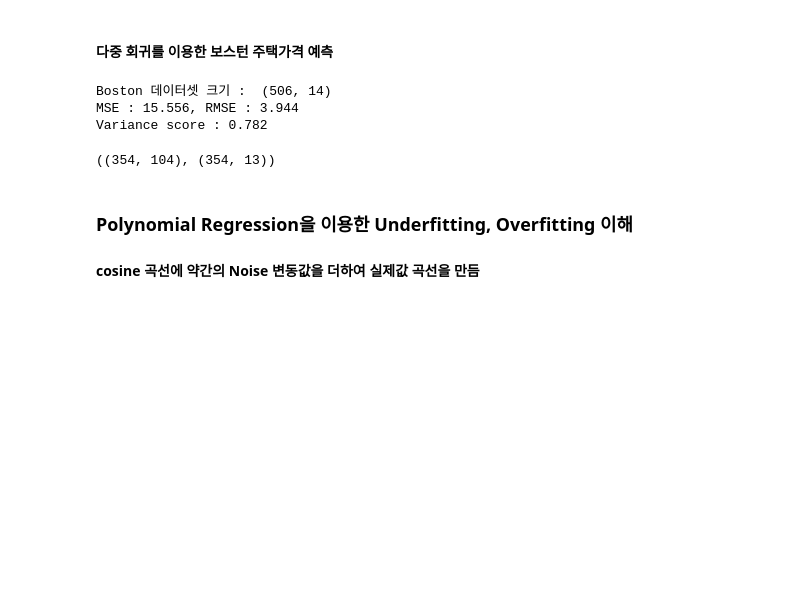
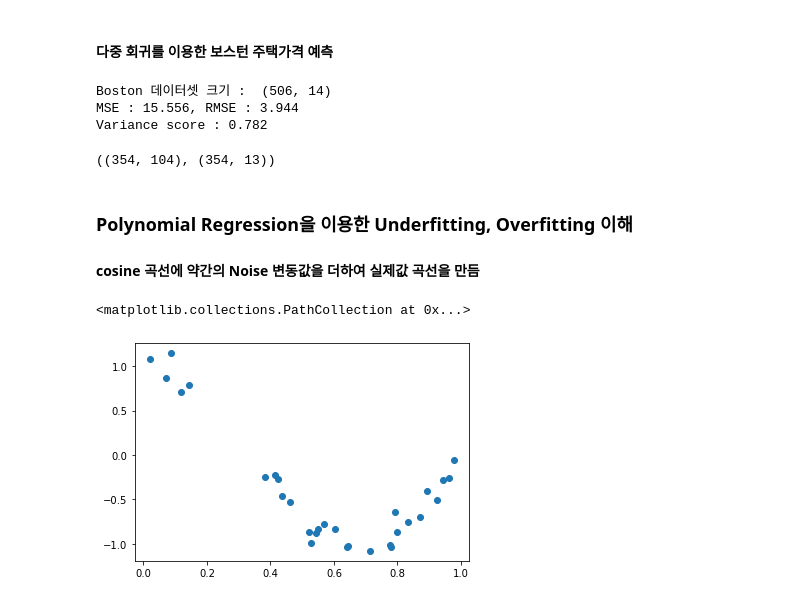
Before and after one commit to 201411096/study_AI, a Jupyter notebook: lectures/2_파이썬 머신러닝 완벽 가이드/5_회귀(Regression)/2_Gradient Descent, LinearModel, Polynomial, Regularized model.ipynb, the cells around one changed output. Drawn from its saved outputs; the diff is of its cells as text; code cells hidden in the pictures; blank space fills up the shorter version.

```diff
--- a/lectures/2_파이썬 머신러닝 완벽 가이드/5_회귀(Regression)/2_Gradient Descent, LinearModel, Polynomial, Regularized model.ipynb
+++ b/lectures/2_파이썬 머신러닝 완벽 가이드/5_회귀(Regression)/2_Gradient Descent, LinearModel, Polynomial, Regularized model.ipynb
@@ -482,3 +482,28 @@ X_train_poly.shape, X_train.shape # 피처 개수 13 -> 104
 ### Polynomial Regression을 이용한 Underfitting, Overfitting 이해
 
 #### cosine 곡선에 약간의 Noise 변동값을 더하여 실제값 곡선을 만듬
+# %%
+import numpy as np
+import matplotlib.pyplot as plt
+from sklearn.pipeline import Pipeline
+from sklearn.preprocessing import PolynomialFeatures
+from sklearn.linear_model import LinearRegression
+from sklearn.model_selection import cross_val_score
+%matplotlib inline
+
+# random() 값으로 구성된 X값에 대해 Cosine 변환값을 반환
+def true_fun(X):
+    return np.cos(1.5 * np.pi * X)
+
+# X는 0부터 1까지 30개의 random값을 순서대로 sampling한 데이터입니다.
+np.random.seed(0)
+n_samples = 30
+X = np.sort(np.random.rand(n_samples))
+
+# y 값은 cosine 기반의 true_fun)_에서 약간의 Noise 변동값을 더한 값입니다.
+y = true_fun(X) + np.random.randn(n_samples) * 0.1
+# %%
+plt.scatter(X, y)
+# %% [output]
+<matplotlib.collections.PathCollection at 0x...>
+[figure, added]
```
Also changed, not shown: parts of 2 cells of this notebook.
